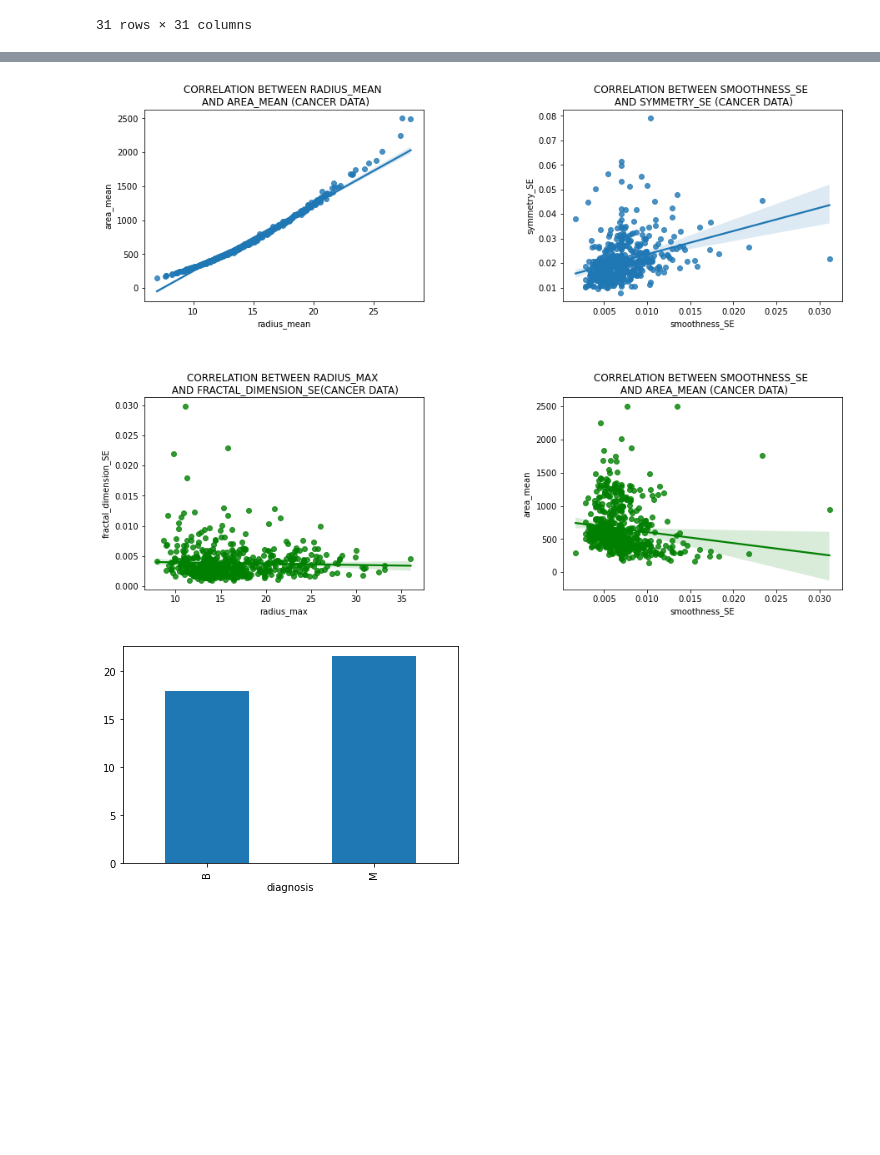
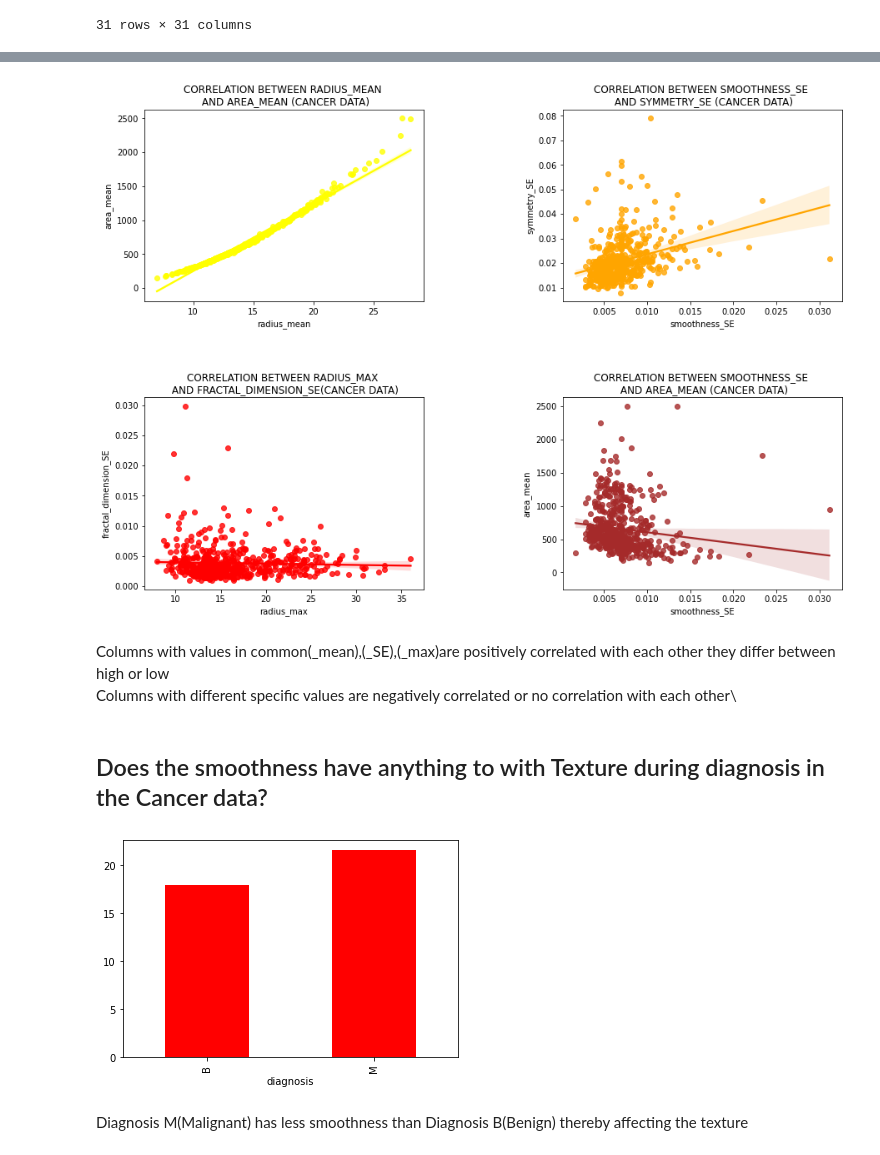
Before and after one commit to Kaltnaike/SGA_Projects_2, a Jupyter notebook: module3_lesson1/cancer_data.ipynb, the cells around one changed output, grey strips where cells are left out. Cells and saved outputs as stored; diff of their text form; code cells hidden in the pictures; blank space fills up the shorter version.

```diff
--- a/module3_lesson1/cancer_data.ipynb
+++ b/module3_lesson1/cancer_data.ipynb
@@ -248,29 +280,28 @@ plt.show()
 # %%
-#Insights on the the Relationship between Columns with commom values(_mean),(_SE),(_max) or different Specific Values
 
 
 plt.figure(figsize=(15,10))
 #Understanding the correlation of columns with the mean values
 plt.subplot(2,2,1)
-sns.regplot(x = cleaned_df["radius_mean"], y =cleaned_df["area_mean"] );
+sns.regplot(x = cleaned_df["radius_mean"], y =cleaned_df["area_mean"], color='yellow' );
 plt.title('Correlation between radius_mean \n and area_mean (Cancer data)'.upper())
 
 #Understanding the Correlation of columns with the SE values
 plt.subplot(2,2,2)
-sns.regplot(x = cleaned_df["smoothness_SE"], y =cleaned_df["symmetry_SE"] );
+sns.regplot(x = cleaned_df["smoothness_SE"], y =cleaned_df["symmetry_SE"], color='orange' );
 plt.title('Correlation between smoothness_SE \n and symmetry_SE (cancer Data)'.upper())
 
 #Understanding the Correlation of columns with the different specific values
 plt.subplot(2,2,3)
-sns.regplot(x = cleaned_df["radius_max"], y =cleaned_df["fractal_dimension_SE"], color='green' );
+sns.regplot(x = cleaned_df["radius_max"], y =cleaned_df["fractal_dimension_SE"], color='red' );
 plt.title('Correlation between radius_max \n and fractal_dimension_se(cancer Data)'.upper())
 
 #Understanding the Correlation of columns with the different specific values
 plt.subplot(2,2,4)
-sns.regplot(x = cleaned_df["smoothness_SE"], y =cleaned_df["area_mean"] , color='green');
+sns.regplot(x = cleaned_df["smoothness_SE"], y =cleaned_df["area_mean"] , color='brown');
 plt.title('Correlation between smoothness_se \n and area_mean (cancer Data)'.upper())
 
 plt.subplots_adjust(wspace=0.5, hspace=0.5, bottom=0.1, top=0.9)
 plt.show()
 # %% [output]
-[figure, old version]
+[figure, new version]
@@ -285,4 +308,11 @@ minimum_spread =  cleaned_df.query("smoothness_mean < 15")
+# %% [markdown]
+Columns with values in common(_mean),(_SE),(_max)are positively correlated with each other they differ between high or low\
+Columns with different specific values are negatively correlated or no correlation with each other\
+# %% [markdown]
+## Does the smoothness have anything to with Texture during diagnosis in the Cancer data?
 # %%
-minimum_spread.groupby("diagnosis")["texture_mean"].mean().plot(kind = "bar");
+minimum_spread =  cleaned_df.query("smoothness_mean < 15")
+
+minimum_spread.groupby("diagnosis")["texture_mean"].mean().plot(kind = "bar",color='Red');
 # %% [output]
-[figure, old version]
+[figure, new version]
@@ -290,0 +319,2 @@ minimum_spread.groupby("diagnosis")["texture_mean"].mean().plot(kind = "bar");
+# %% [markdown]
+Diagnosis M(Malignant) has less smoothness than Diagnosis B(Benign) thereby affecting the texture
```
Also changed, not shown: parts of 18 cells of this notebook.
